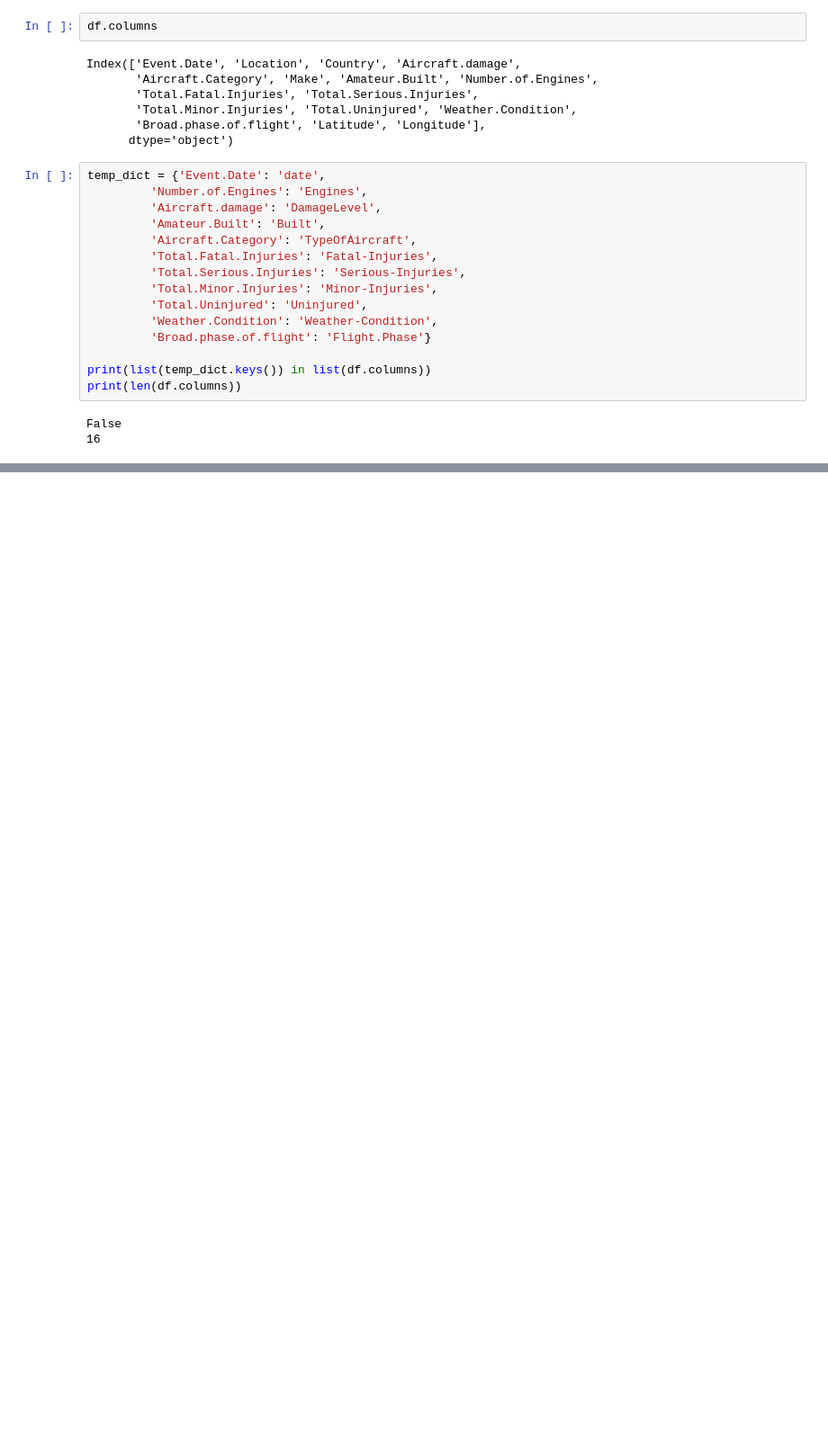
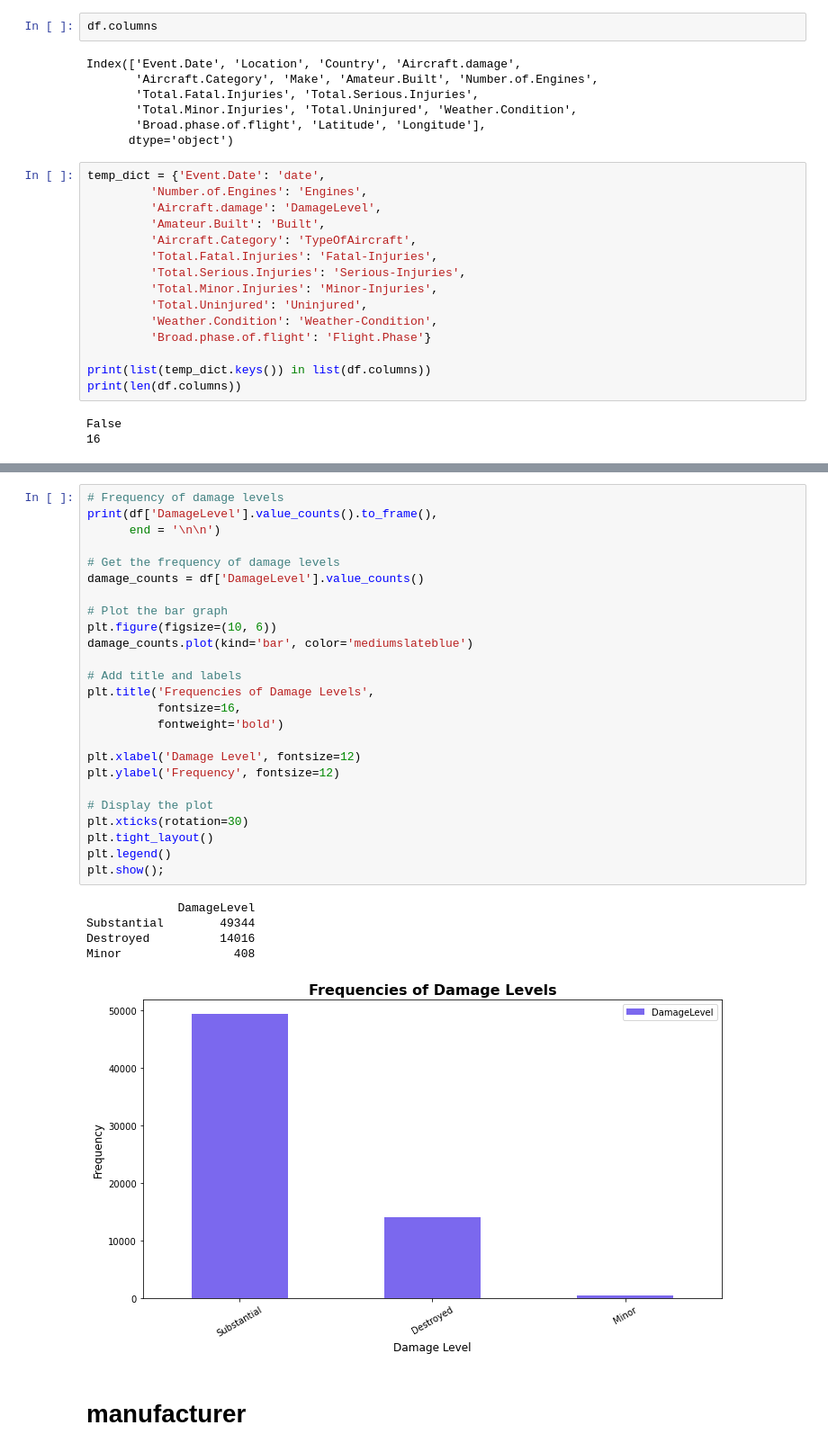
Before and after one commit to rurigi-waweru/dsfpt10-p1-dsc-phase-1-project, a Jupyter notebook: test-ground.ipynb, the cells around one changed output, grey strips where cells are left out. Shown at 90% size. Drawn from its saved outputs; the diff is of its cells as text; blank space fills up the shorter version.

```diff
--- a/test-ground.ipynb
+++ b/test-ground.ipynb
@@ -944,0 +1107,33 @@ The End!
+# %%
+# Frequency of damage levels
+print(df['DamageLevel'].value_counts().to_frame(),
+      end = '\n\n')
+
+# Get the frequency of damage levels
+damage_counts = df['DamageLevel'].value_counts()
+
+# Plot the bar graph
+plt.figure(figsize=(10, 6))
+damage_counts.plot(kind='bar', color='mediumslateblue')
+
+# Add title and labels
+plt.title('Frequencies of Damage Levels',
+          fontsize=16,
+          fontweight='bold')
+
+plt.xlabel('Damage Level', fontsize=12)
+plt.ylabel('Frequency', fontsize=12)
+
+# Display the plot
+plt.xticks(rotation=30)
+plt.tight_layout()
+plt.legend()
+plt.show();
+# %% [output]
+             DamageLevel
+Substantial        49344
+Destroyed          14016
+Minor                408
+[figure, added]
+# %% [markdown]
+# manufacturer
```
Also changed, not shown: parts of 22 cells of this notebook, 4 other files.
